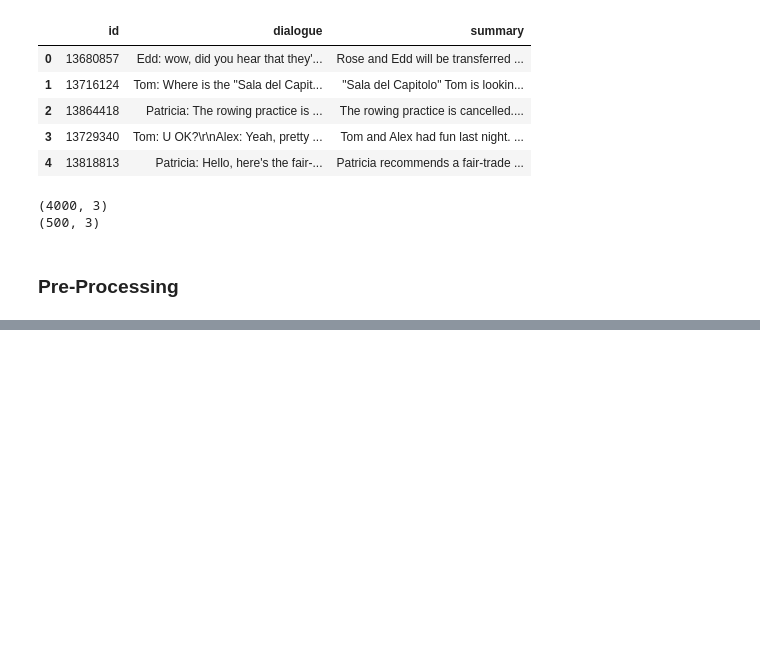
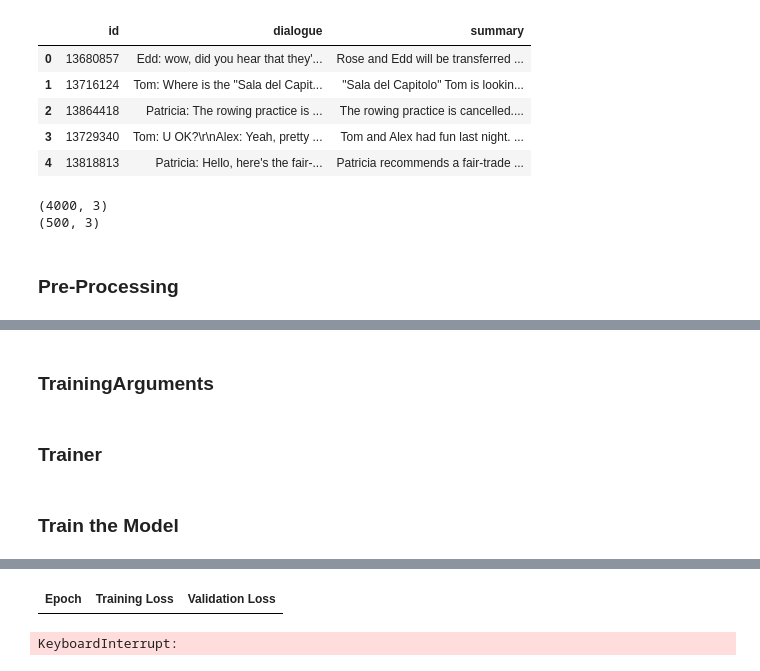
Before and after one commit to Ishu335/Text-Summarizer-AI, a Jupyter notebook: text summrizer.ipynb, the cells around one changed output, grey strips where cells are left out. Saved outputs shown, nothing was run; the diff lists cells and outputs as text; code cells hidden in the pictures; blank space fills up the shorter version.

Commit message:
TrainingArguments and Trainer is Done now model is Training

```diff
--- a/text summrizer.ipynb
+++ b/text summrizer.ipynb
@@ -152,0 +167,3 @@ val_data.sample(10)
+# %%
+train_dataset=train_data.apply(tokenize,axis=1).tolist()
+val_dataset=val_data.apply(tokenize,axis=1).tolist()
@@ -152,0 +192,3 @@ val_data.sample(10)
+# %%
+#NLP => text Generation of Summary
+model=T5ForConditionalGeneration.from_pretrained("t5-small")
@@ -152,0 +227,30 @@ val_data.sample(10)
+# %% [markdown]
+### TrainingArguments
+# %%
+trainings_args=TrainingArguments(
+    output_dir="./results",
+    num_train_epochs=6,
+    weight_decay=0.01,
+
+    per_device_train_batch_size=8,
+    per_device_eval_batch_size=8,
+
+    eval_strategy="epoch",
+    save_strategy="epoch",
+
+    warmup_steps=500
+)
+# %% [markdown]
+### Trainer
+# %%
+trainer=Trainer(
+    model=model,
+    args=trainings_args,
+    train_dataset=train_dataset,
+    eval_dataset=val_dataset
+)
+# %% [markdown]
+### Train the Model
+# %%
+trainer.train()
+# %% [output]
@@ -152,0 +258,2 @@ val_data.sample(10)
+| Epoch | Training Loss | Validation Loss |
+KeyboardInterrupt:
```
Also changed, not shown: parts of 12 cells of this notebook.
